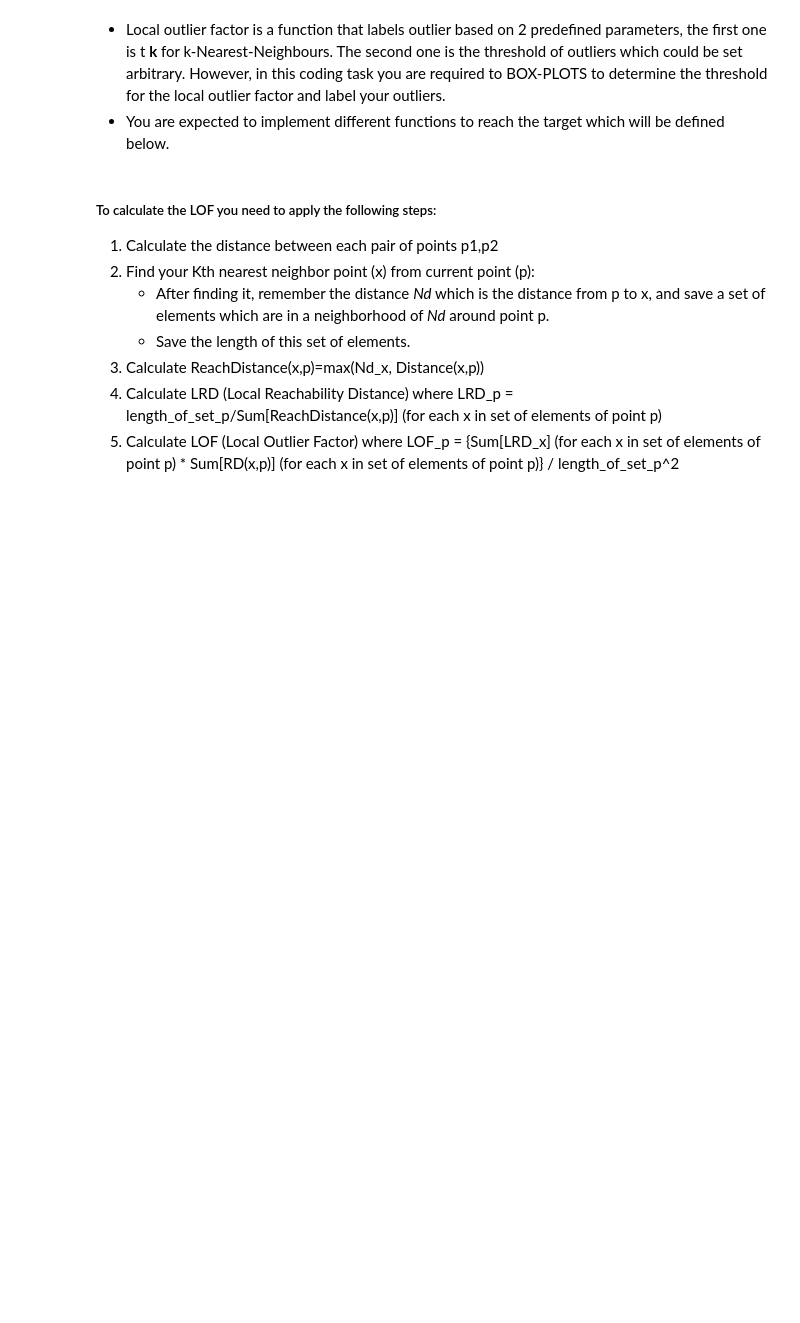
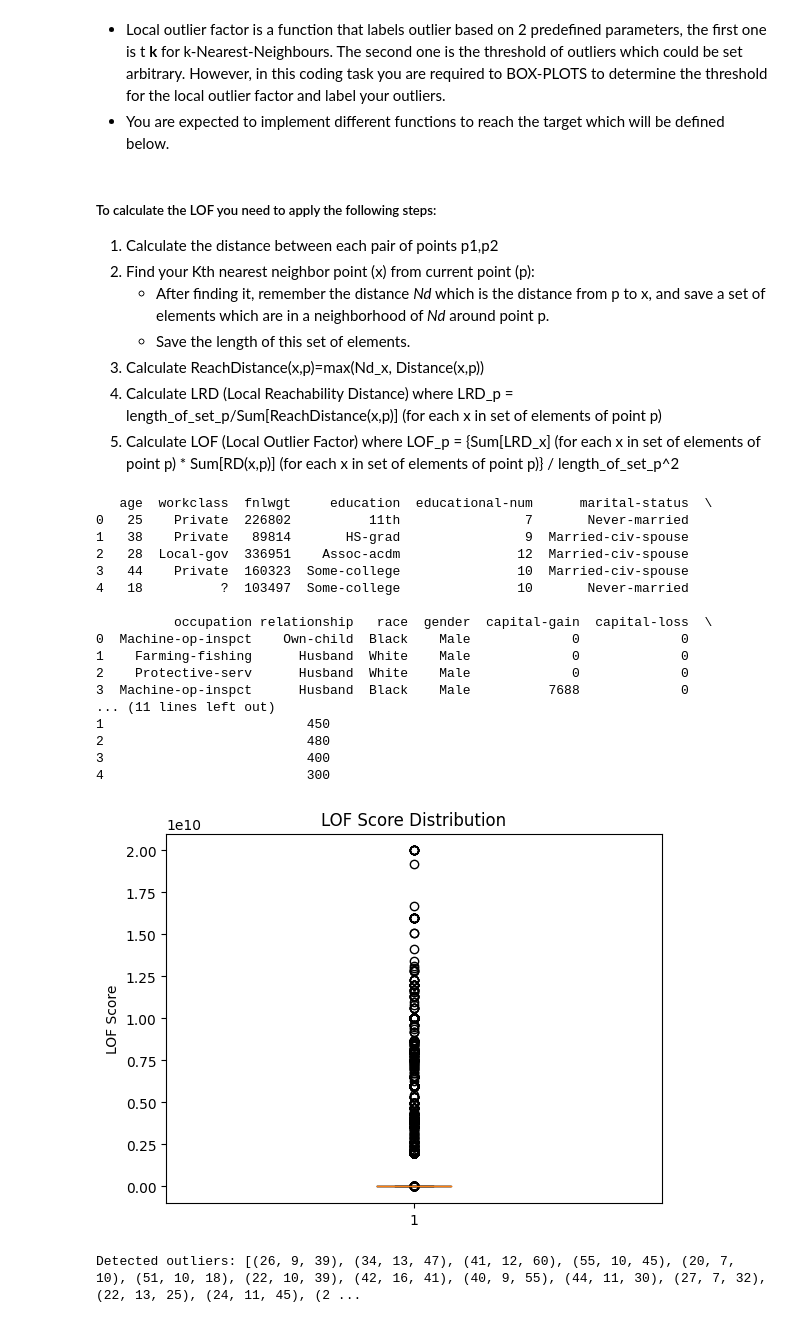
Before and after one commit to ijuner/ML_8245, a Jupyter notebook: lab2/Assignment2.ipynb, the cells around one changed output. Cells and saved outputs as stored; diff of their text form; code cells hidden in the pictures; blank space fills up the shorter version.

```diff
--- a/lab2/Assignment2.ipynb
+++ b/lab2/Assignment2.ipynb
@@ -220,0 +571,9 @@ __The features you create must be resonable, please add an explanation to explai
+# %%
+# 3. Create an Indicator Feature
+# Create an indicator feature for income level
+df_income['high_income'] = df_income['income'].apply(lambda x: 1 if x == '>50K' else 0)
+print(df_income[['income', 'high_income']].head())
+
+# we can see education condition
+df_income['high_education'] = df_income['education'].apply(lambda x: 1 if x in ['Bachelors', 'Masters', 'Doctorate'] else 0)
+print(df_income[['education', 'high_income']].head())
@@ -220,0 +596,5 @@ __The features you create must be resonable, please add an explanation to explai
+# %%
+# Create an Interaction Feature
+# Create an interaction feature for educational level and hours worked per week
+df_income['education_hours_interaction'] = df_income['educational-num'] * df_income['hours-per-week']
+print(df_income[['educational-num', 'hours-per-week', 'education_hours_interaction']].head())
@@ -225,22 +615,3 @@ __The features you create must be resonable, please add an explanation to explai
 # %% [markdown]
 - Local outlier factor is a function that labels outlier based on 2 predefined parameters, the first one is t **k** for k-Nearest-Neighbours. The second one is the threshold of outliers which could be set arbitrary. However, in this coding task you are required to BOX-PLOTS to determine the threshold for the local outlier factor and label your outliers.
 - You are expected to implement different functions to reach the target which will be defined below.
-# %%
-def calculate_point_to_point_distance(point_a, point_b, distance_approach="Euclidean"):
-    ## TODO: This function takes as an input two points (where each point is a pair of (x,y)) and returns the distance between the points.
-    ## The distance is calculate based on given distance_approach
-    ## You need to handle the Euclidean and Manhattan Distance Approaches in your code
-    return 0
-
-def get_points_lof(list_of_points, K=2, distance_approach = "Euclidean"):
-    ## TODO: This function takes a list of points and returns a dictionary
-    ## The dictionary is in format {point: LOF, ...}
-    ## You can use as much helper functions as you'd like
-    return { (0,0) : 1.4 } #...
-
-def get_outliers(list_of_points, K=2, distance_approach="Euclidean"):
-    ## TODO: This function uses the get_points_lof to get the LOF scores, and uses is to build a box-plot
-    ## Using the box-plot points are labelled as outliers are returned to the user
-    ## Example: if point (2,1) and (3,2) are labelled as outliers using box-plot
-    ## Then you will return the example given in the place-holder below
-    return [(2,1),(3,2)]
@@ -259,0 +716,31 @@ list_of_points = [[0,0],[-1,0],[0,-1],[1,0],[5,5]]
+# %%
+## Example input
+# # Select numerical columns for LOF analysis (e.g., age, educational-num, hours-per-week)
+print(df_income.head())
+df_points = df_income[['age', 'educational-num','hours-per-week']]
+# Convert to a list of tuples representing each data point
+list_of_points = [tuple(x) for x in df_points.to_numpy()]
+# list_of_points = [[0,0],[-1,0],[0,-1],[1,0],[5,5]]
+# get_outliers(list_of_points,2,distance_approach="Manhattan") ==> [(5,5)]
+outliers = get_outliers(list_of_points, K=5, distance_approach="Euclidean")
+print("Detected outliers:", outliers)
+# %% [output]
+   age  workclass  fnlwgt     education  educational-num      marital-status  \
+0   25    Private  226802          11th                7       Never-married
+1   38    Private   89814       HS-grad                9  Married-civ-spouse
+2   28  Local-gov  336951    Assoc-acdm               12  Married-civ-spouse
+3   44    Private  160323  Some-college               10  Married-civ-spouse
+4   18          ?  103497  Some-college               10       Never-married
+
+          occupation relationship   race  gender  capital-gain  capital-loss  \
+0  Machine-op-inspct    Own-child  Black    Male             0             0
+1    Farming-fishing      Husband  White    Male             0             0
+2    Protective-serv      Husband  White    Male             0             0
+3  Machine-op-inspct      Husband  Black    Male          7688             0
+... (11 lines left out)
+1                          450
+2                          480
+3                          400
+4                          300
+[figure, added]
+Detected outliers: [(26, 9, 39), (34, 13, 47), (41, 12, 60), (55, 10, 45), (20, 7, 10), (51, 10, 18), (22, 10, 39), (42, 16, 41), (40, 9, 55), (44, 11, 30), (27, 7, 32), (22, 13, 25), (24, 11, 45), (2 ...
```
Also changed, not shown: parts of 31 cells of this notebook, 8 other files.
